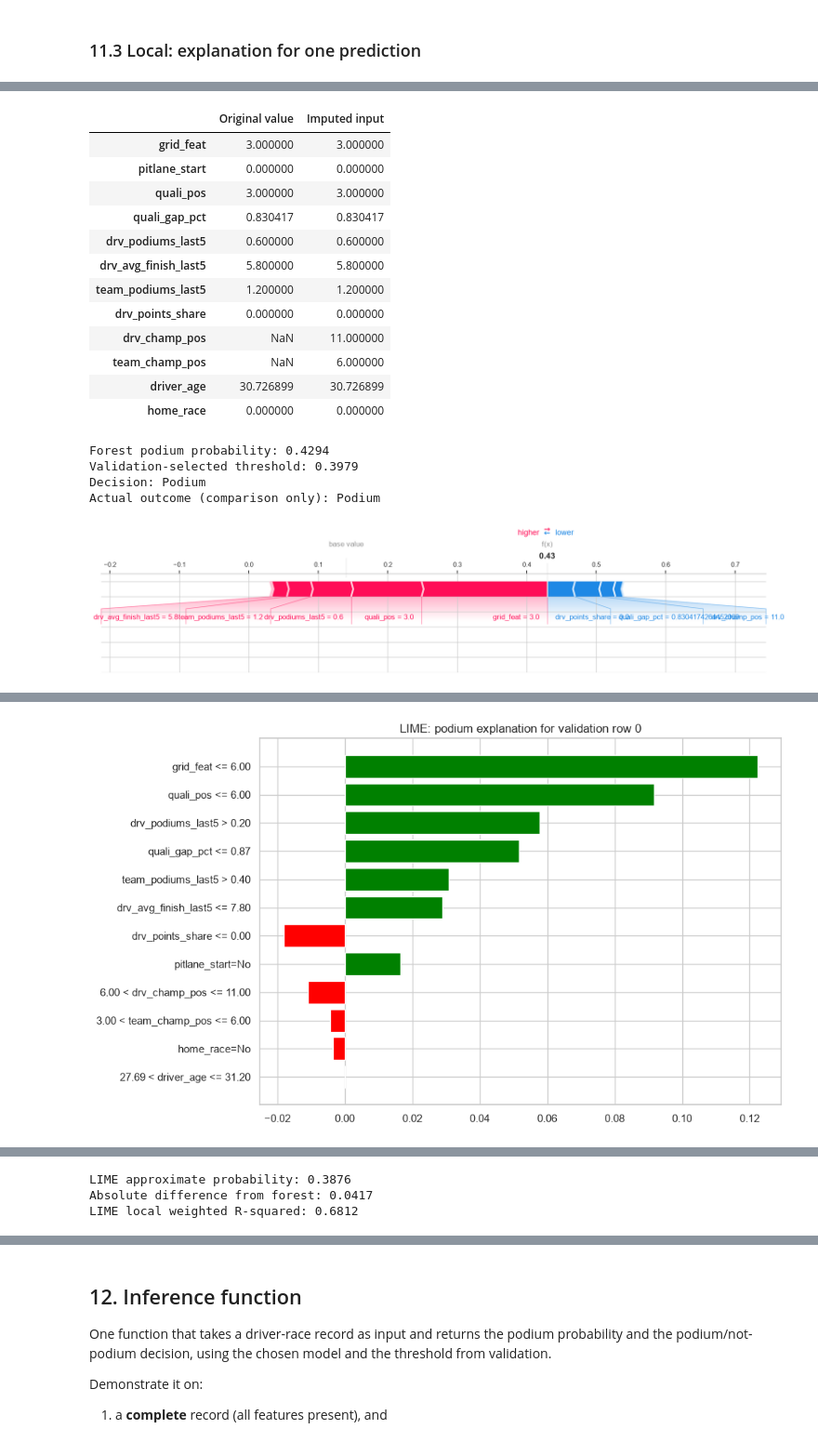
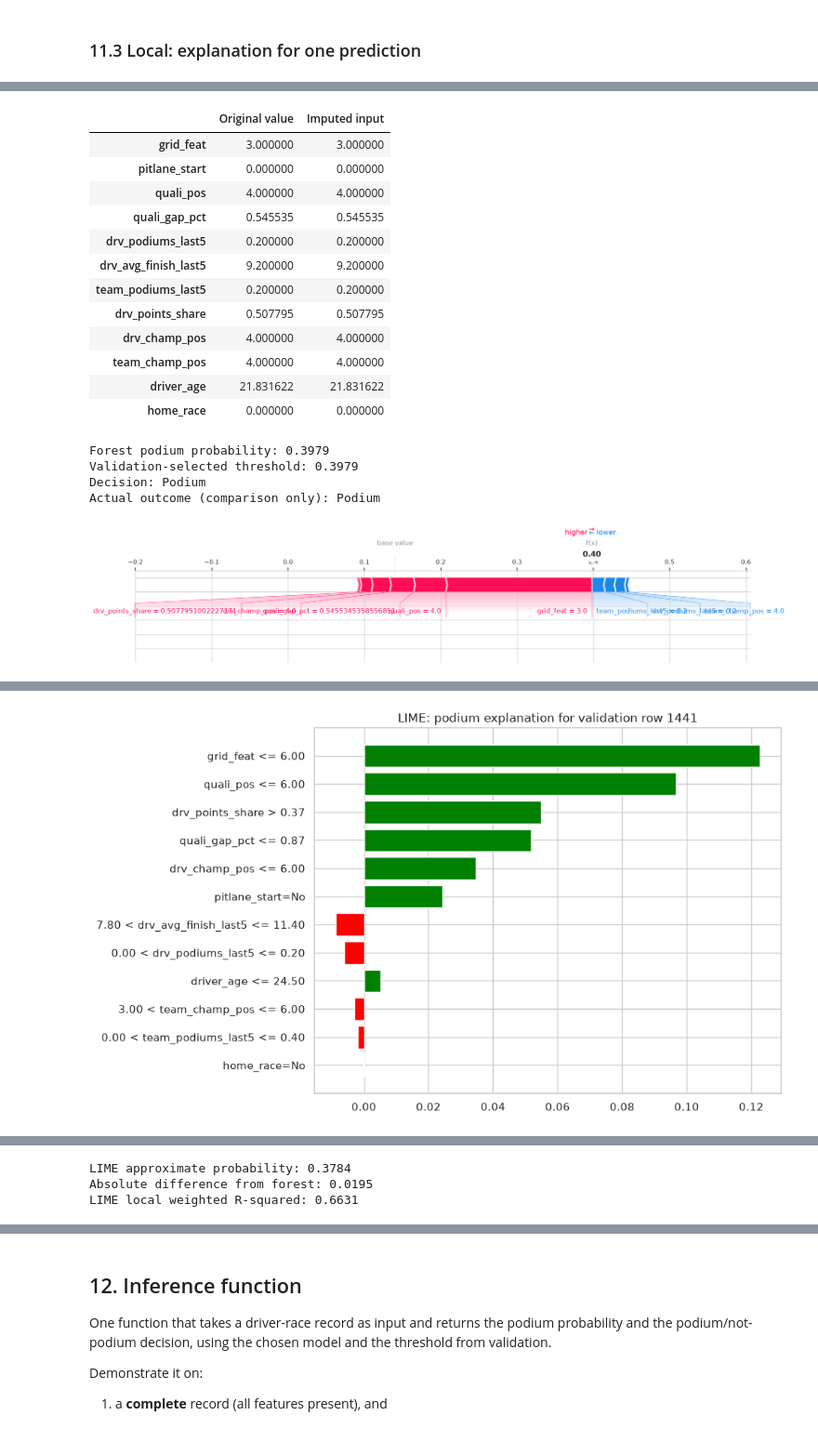
Before and after one commit to AbdelrahmanWaelH/F1_AI_Tools, a Jupyter notebook: F1_Podium_Prediction_Sections_1-8.ipynb, the cells around one changed output, grey strips where cells are left out. Shown at 93% size. Cells and saved outputs as stored; diff of their text form; code cells hidden in the pictures.

```diff
--- a/F1_Podium_Prediction_Sections_1-8.ipynb
+++ b/F1_Podium_Prediction_Sections_1-8.ipynb
@@ -1340,16 +1422,24 @@ The error bars show one standard deviation across the 20 shuffles, not confidenc
 # %% [markdown]
 ### 11.2 Global: SHAP
 # %%
-# 11.2 Global SHAP: same approach as Lab 4
+# 11.2 Global SHAP: same approach as Lab 4, on a random sample of validation rows
 import shap
 from IPython.display import display, Markdown
 
 # Use imputed, unscaled inputs, as in random forest training.
 X_val_xai = pd.DataFrame(Xva_imp, columns=FEATURES)
 X_train_xai = pd.DataFrame(Xtr_imp, columns=FEATURES)
-# Explain the first 100 validation rows, including local row 0.
-X_shap = X_val_xai.iloc[:100].copy()
 podium_class = int(np.flatnonzero(rf.classes_ == 1)[0])
+
+# Validation rows are sorted by date, so iloc[:100] would cover only the first races of 2018.
+# Sample 300 rows at random instead. The local-explanation row is the validation prediction closest to
+# the decision threshold (the most borderline case) and is added to the sample.
+p_val_xai = rf.predict_proba(X_val_xai)[:, podium_class]
+local_row = int(np.argmin(np.abs(p_val_xai - threshold_rf)))
+rng = np.random.default_rng(SEED)
+shap_idx = np.union1d(rng.choice(len(X_val_xai), size=300, replace=False), [local_row])
+X_shap = X_val_xai.iloc[shap_idx].copy()
+local_pos = int(np.flatnonzero(shap_idx == local_row)[0])
 
 explainer = shap.TreeExplainer(rf)
 shap_values = explainer.shap_values(X_shap)
@@ -1361,7 +1451,7 @@ else:
 
 shap.summary_plot(
     shap_values_podium, X_shap, feature_names=FEATURES, show=False)
-plt.title("Random forest: SHAP summary for podium (first 100 validation rows)")
+plt.title("Random forest: SHAP summary for podium (300 random validation rows)")
 plt.tight_layout()
 plt.show()
 
@@ -1370,7 +1460,7 @@ shap_ranking = pd.Series(
     name="Mean absolute SHAP").sort_values(ascending=False)
 display(shap_ranking.to_frame().round(4))
 display(Markdown(
-    "**Results:** the largest average absolute contributions in this validation subset are "
+    "**Results:** the largest average absolute contributions in this validation sample are "
     + ", ".join(f"**{f}** ({v:.4f})" for f, v in shap_ranking.head(3).items())
     + ". Read the dot positions to see direction; the ranking measures magnitude."))
 # %% [output]
@@ -1402,7 +1492,7 @@ This follows the lab's default tree-path-dependent method: the reference uses tr
 import lime.lime_tabular
 from IPython.display import display, Markdown, HTML
 
-i = 0  # Explain validation row 0 with both methods.
+i = local_row  # most borderline validation prediction (closest to the threshold), explained with both methods.
 local_record = val.iloc[i]
 identity_cols = [c for c in ["year", "race_name", "forename", "surname", "raceId", "driverId"] if c in val.columns]
 display(local_record[identity_cols].to_frame("Selected driver-race"))
@@ -1417,8 +1507,8 @@ print("Actual outcome (comparison only):", "Podium" if y_val[i] == 1 else "No po
 # Local SHAP force plot, as in the lab (static for saved notebook/report).
 shap.force_plot(
     explainer.expected_value[podium_class],
-    shap_values_podium[i],
-    X_shap.iloc[i],
+    shap_values_podium[local_pos],
+    X_shap.iloc[local_pos],
     feature_names=FEATURES,
     matplotlib=True, show=False)
 plt.show()
@@ -1440,7 +1530,7 @@ display(HTML(exp.as_html(labels=(podium_class,))))
 # Static version stays visible in notebook exports and the report.
 fig = exp.as_pyplot_figure(label=podium_class)
 fig.set_size_inches(10, 6)
-plt.title("LIME: podium explanation for validation row 0")
+plt.title(f"LIME: podium explanation for validation row {i}")
 plt.tight_layout()
 plt.show()
 
@@ -1451,10 +1541,10 @@ p_approx = float(np.asarray(exp.local_pred).ravel()[0])
 print(f"LIME approximate probability: {p_approx:.4f}")
 print(f"Absolute difference from forest: {abs(p_local - p_approx):.4f}")
 print(f"LIME local weighted R-squared: {exp.score:.4f}")
-strongest_shap = np.argsort(np.abs(shap_values_podium[i]))[::-1][:3]
+strongest_shap = np.argsort(np.abs(shap_values_podium[local_pos]))[::-1][:3]
 display(Markdown(
     "**Local SHAP results:** the strongest contributions for this prediction are "
-    + ", ".join(f"**{FEATURES[j]}** ({shap_values_podium[i, j]:+.4f})" for j in strongest_shap)
+    + ", ".join(f"**{FEATURES[j]}** ({shap_values_podium[local_pos, j]:+.4f})" for j in strongest_shap)
     + ". Positive values raise the podium probability relative to the baseline; negative values lower it."))
 positive = lime_table[lime_table["Local weight"] > 0].nlargest(2, "Local weight")
 negative = lime_table[lime_table["Local weight"] < 0].nsmallest(2, "Local weight")
@@ -1476,21 +1566,21 @@ display(Markdown(
 |  | Original value | Imputed input |
 | grid_feat | 3.000000 | 3.000000 |
 | pitlane_start | 0.000000 | 0.000000 |
-| quali_pos | 3.000000 | 3.000000 |
-| quali_gap_pct | 0.830417 | 0.830417 |
-| drv_podiums_last5 | 0.600000 | 0.600000 |
-| drv_avg_finish_last5 | 5.800000 | 5.800000 |
-| team_podiums_last5 | 1.200000 | 1.200000 |
-| drv_points_share | 0.000000 | 0.000000 |
-| drv_champ_pos | NaN | 11.000000 |
-| team_champ_pos | NaN | 6.000000 |
-| driver_age | 30.726899 | 30.726899 |
+| quali_pos | 4.000000 | 4.000000 |
+| quali_gap_pct | 0.545535 | 0.545535 |
+| drv_podiums_last5 | 0.200000 | 0.200000 |
+| drv_avg_finish_last5 | 9.200000 | 9.200000 |
+| team_podiums_last5 | 0.200000 | 0.200000 |
+| drv_points_share | 0.507795 | 0.507795 |
+| drv_champ_pos | 4.000000 | 4.000000 |
+| team_champ_pos | 4.000000 | 4.000000 |
+| driver_age | 21.831622 | 21.831622 |
 | home_race | 0.000000 | 0.000000 |
-Forest podium probability: 0.4294
+Forest podium probability: 0.3979
 Validation-selected threshold: 0.3979
 Decision: Podium
 Actual outcome (comparison only): Podium
-[figure, old version]
+[figure, new version]
 [interactive output not drawn]
-[figure, old version]
+[figure, new version]
 |  | Feature condition | Local weight |
@@ -1509,3 +1599,3 @@ Actual outcome (comparison only): Podium
-LIME approximate probability: 0.3876
-Absolute difference from forest: 0.0417
-LIME local weighted R-squared: 0.6812
+LIME approximate probability: 0.3784
+Absolute difference from forest: 0.0195
+LIME local weighted R-squared: 0.6631
```
Also changed, not shown: parts of 34 cells of this notebook.
